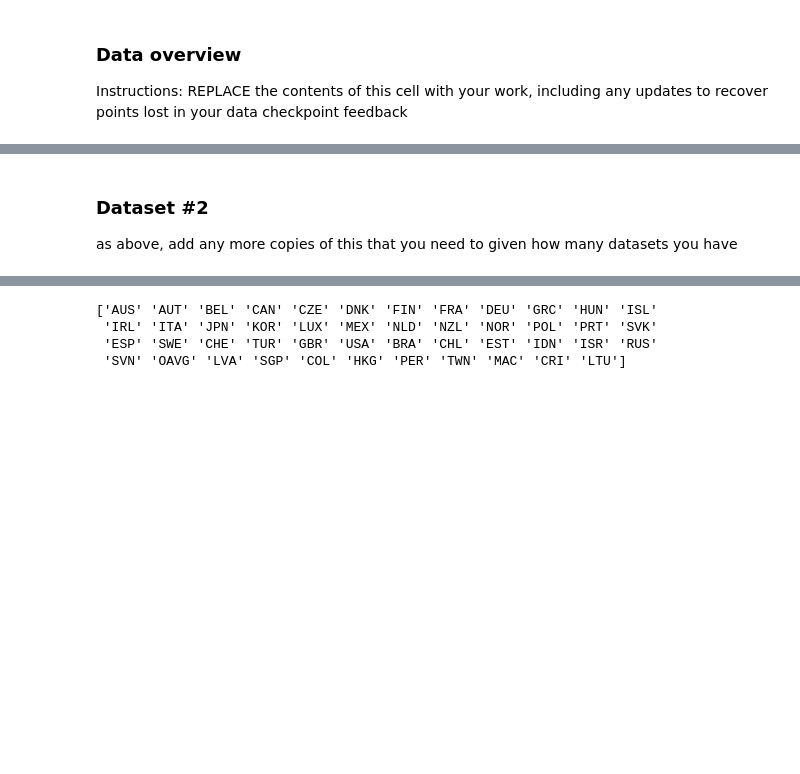
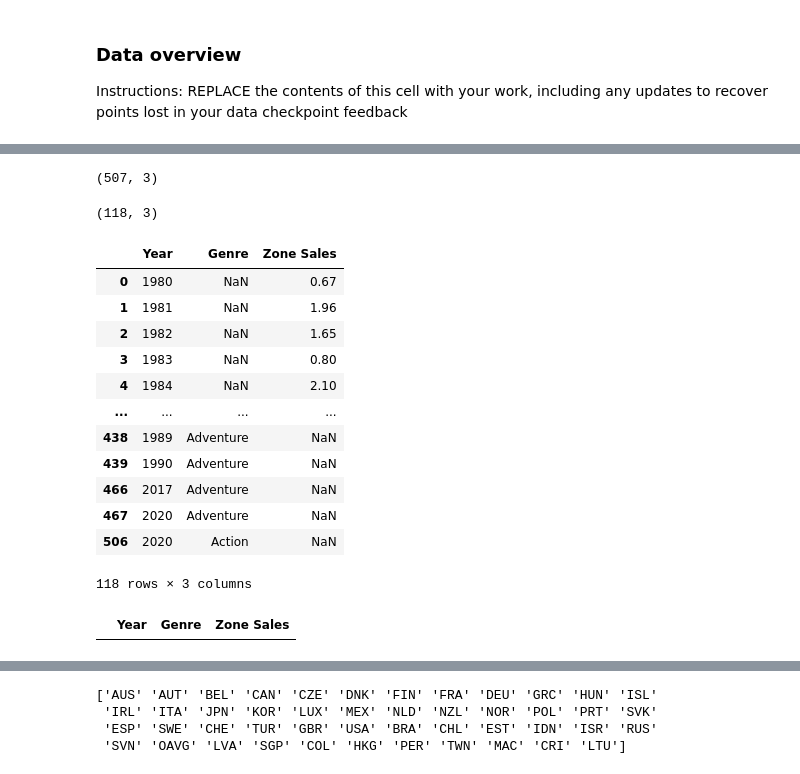
Before and after one commit to COGS108/Group037_WI26, a Jupyter notebook: 02-EDACheckpoint.ipynb, the cells around one changed output, grey strips where cells are left out. Drawn from its saved outputs; the diff is of its cells as text; code cells hidden in the pictures; blank space fills up the shorter version.

```diff
--- a/02-EDACheckpoint.ipynb
+++ b/02-EDACheckpoint.ipynb
@@ -98,3 +122,25 @@ Instructions: REPLACE the contents of this cell and the one below with your work
-# %% [markdown]
-### Dataset #2
- as above, add any more copies of this that you need to given how many datasets you have
+# %%
+vg_sales.shape
+# %% [output]
+(507, 3)
+# %%
+rows_missing_values = vg_sales[vg_sales.isnull().any(axis=1)]
+rows_missing_values.shape
+# %% [output]
+(118, 3)
+# %%
+rows_missing_values
+# %% [output]
+|  | Year | Genre | Zone Sales |
+| 0 | 1980 | NaN | 0.67 |
+| 1 | 1981 | NaN | 1.96 |
+| 2 | 1982 | NaN | 1.65 |
+| 3 | 1983 | NaN | 0.80 |
+| 4 | 1984 | NaN | 2.10 |
+| ... | ... | ... | ... |
+| 438 | 1989 | Adventure | NaN |
+| 439 | 1990 | Adventure | NaN |
+| 466 | 2017 | Adventure | NaN |
+| 467 | 2020 | Adventure | NaN |
+| 506 | 2020 | Action | NaN |
+118 rows × 3 columns
@@ -100,0 +149,4 @@ Instructions: REPLACE the contents of this cell and the one below with your work
+# %%
+clean_vg_sales[clean_vg_sales.isnull().any(axis=1)]
+# %% [output]
+|  | Year | Genre | Zone Sales |
```
Also changed, not shown: parts of 17 cells of this notebook.
